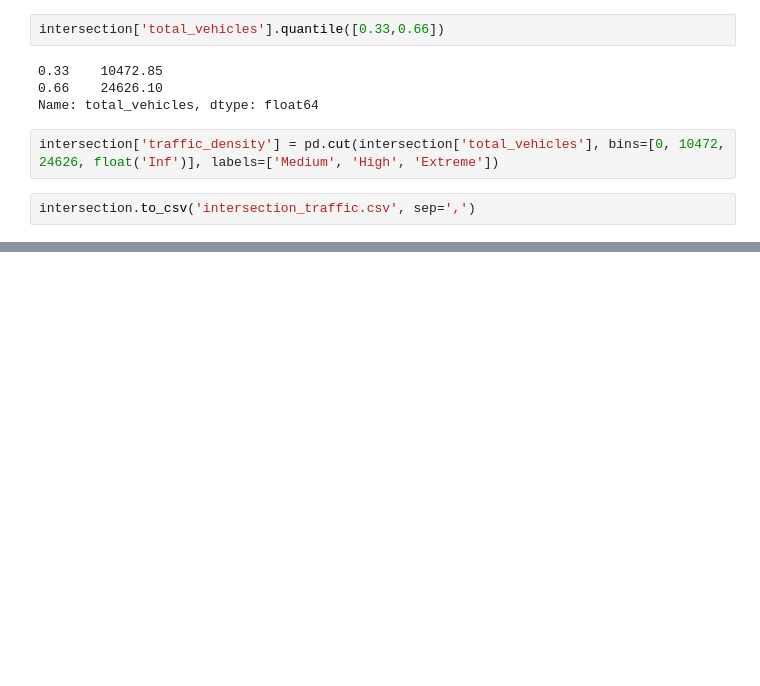
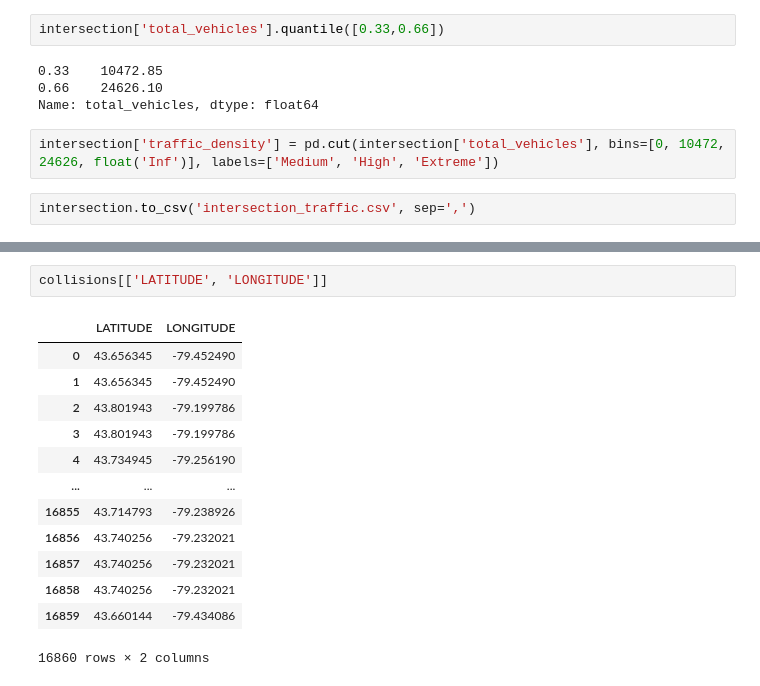
Before and after one commit to Hack-the-Globe-Team-SUStainable/ArcGIS-data-processing, a Jupyter notebook: Processing Data.ipynb, the cells around one changed output, grey strips where cells are left out. Saved outputs shown, nothing was run; the diff lists cells and outputs as text; blank space fills up the shorter version.

```diff
--- a/Processing Data.ipynb
+++ b/Processing Data.ipynb
@@ -125,0 +142,16 @@ intersection.to_csv('intersection_traffic.csv', sep=',')
+# %%
+collisions[['LATITUDE', 'LONGITUDE']]
+# %% [output]
+|  | LATITUDE | LONGITUDE |
+| 0 | 43.656345 | -79.452490 |
+| 1 | 43.656345 | -79.452490 |
+| 2 | 43.801943 | -79.199786 |
+| 3 | 43.801943 | -79.199786 |
+| 4 | 43.734945 | -79.256190 |
+| ... | ... | ... |
+| 16855 | 43.714793 | -79.238926 |
+| 16856 | 43.740256 | -79.232021 |
+| 16857 | 43.740256 | -79.232021 |
+| 16858 | 43.740256 | -79.232021 |
+| 16859 | 43.660144 | -79.434086 |
+16860 rows × 2 columns
```
Also changed, not shown: parts of 16 cells of this notebook, 6 other files.
